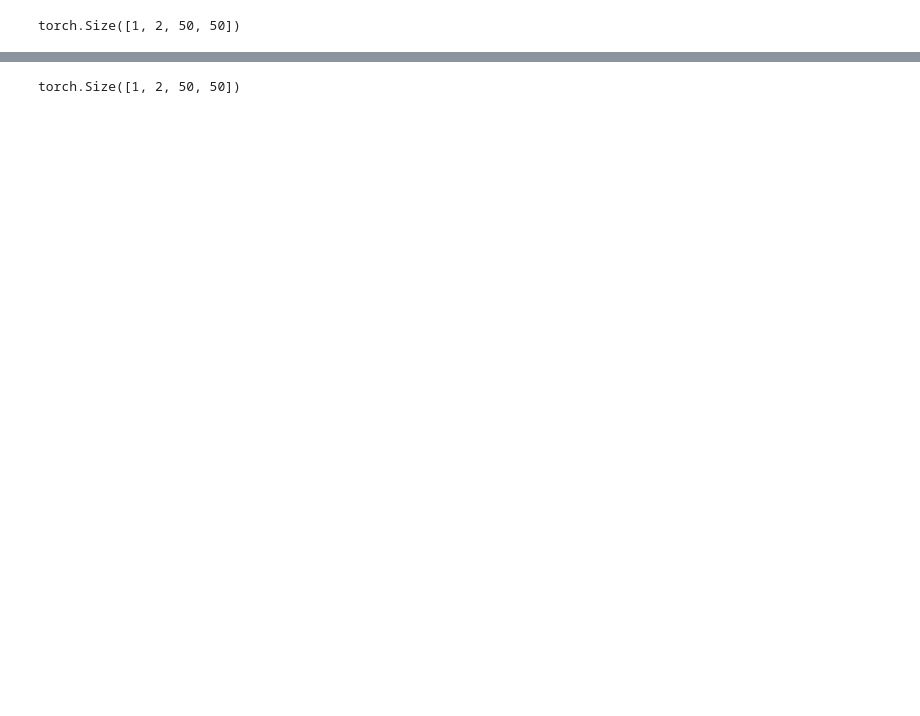
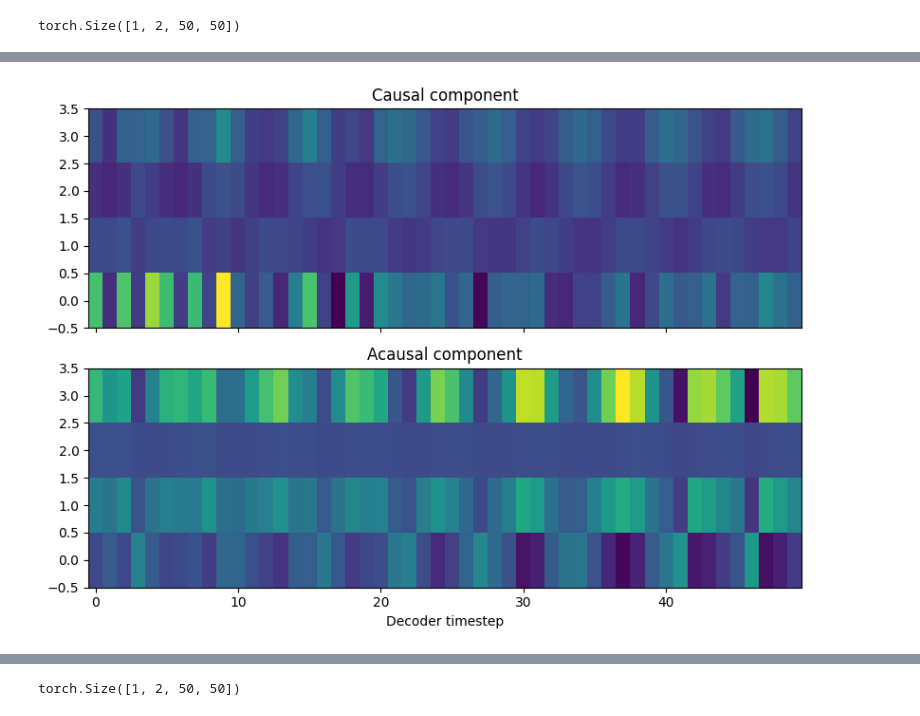
Before and after one commit to briandepasquale/transformer, a Jupyter notebook: Transformer_v5.ipynb, the cells around one changed output, grey strips where cells are left out. Drawn from its saved outputs; the diff is of its cells as text; code cells hidden in the pictures; blank space fills up the shorter version.

```diff
--- a/Transformer_v5.ipynb
+++ b/Transformer_v5.ipynb
@@ -329,3 +329,19 @@ plt.show()
+# %%
+B, T, D2 = attn_out.shape
+D = D2 // 2
+causal_out = attn_out[0, :, :D]
+acausal_out = attn_out[0, :, D:]
+
+fig, ax = plt.subplots(2,1, figsize=(8,6), sharex=True)
+ax[0].imshow(causal_out.detach().cpu().T, aspect='auto', origin='lower', cmap='viridis')
+ax[0].set_title("Causal component")
+ax[1].imshow(acausal_out.detach().cpu().T, aspect='auto', origin='lower', cmap='viridis')
+ax[1].set_title("Acausal component")
+ax[1].set_xlabel("Decoder timestep")
+plt.tight_layout()
+plt.show()
+# %% [output]
+[figure, added]
 # %%
 # instantiate / train as usual
 model = LagAttentionModel(d_model, n_heads).to(device)
```
Also changed, not shown: parts of 13 cells of this notebook.
